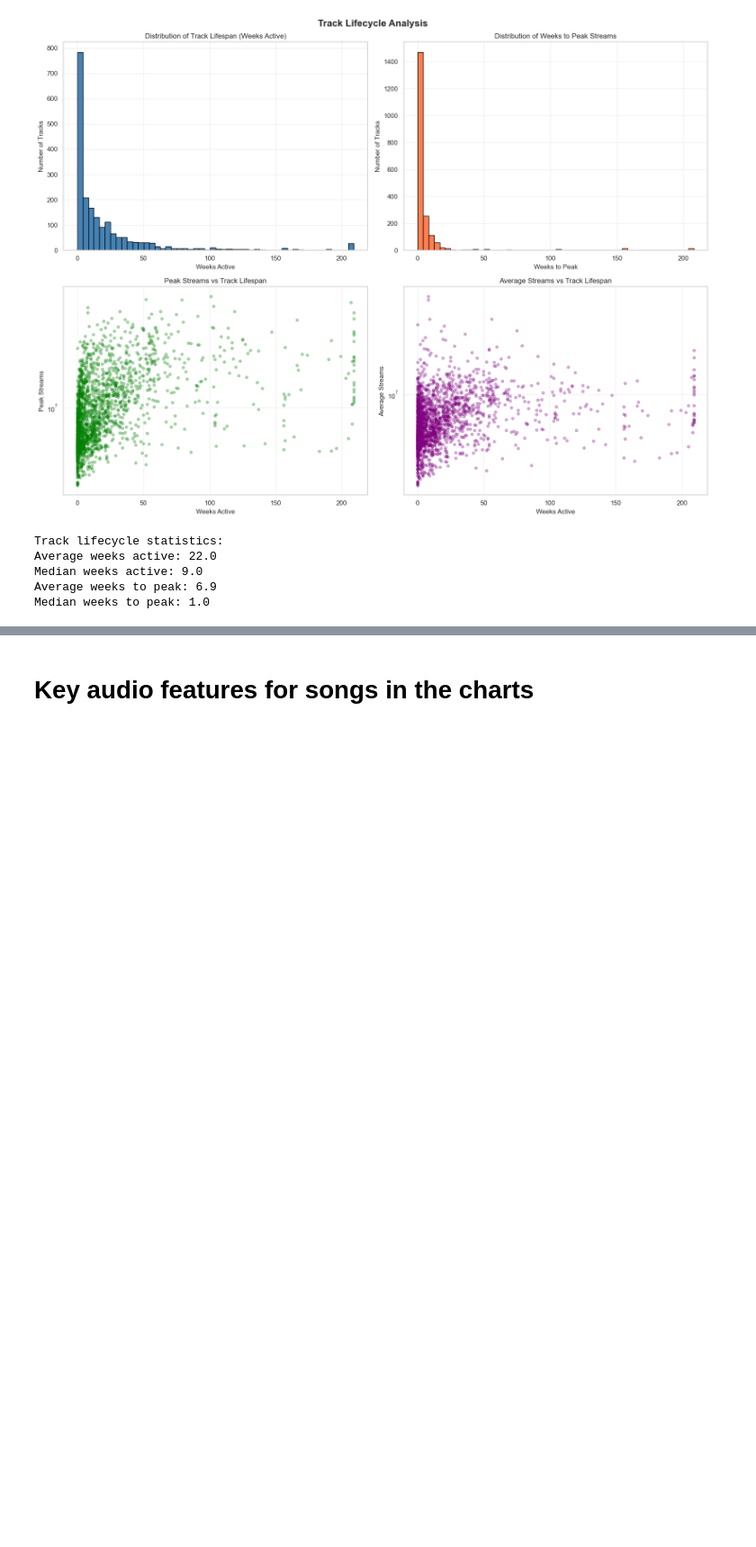
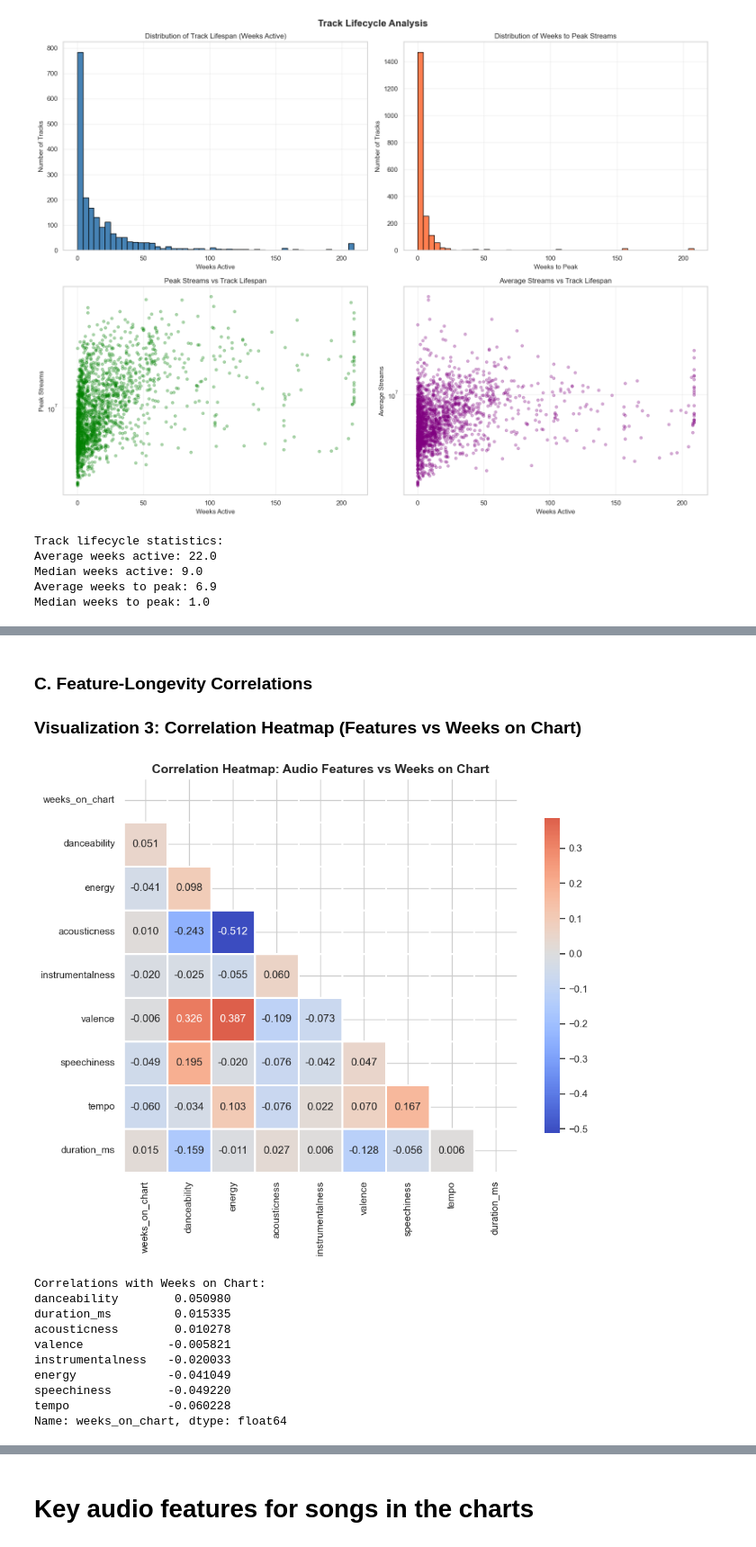
Before and after one commit to Ayabekhtiar/spotify_charts_project, a Jupyter notebook: data_visualisation.ipynb, the cells around one changed output, grey strips where cells are left out. Shown at 90% size. Cells and saved outputs as stored; diff of their text form; code cells hidden in the pictures; blank space fills up the shorter version.

```diff
--- a/data_visualisation.ipynb
+++ b/data_visualisation.ipynb
@@ -115,0 +192,19 @@ Median weeks to peak: 1.0
+# %% [markdown]
+### C. Feature-Longevity Correlations
+
+### Visualization 3: Correlation Heatmap (Features vs Weeks on Chart)
+# %%
+# Plot correlation heatmap
+longevity_correlations = plot_longevity_correlations(longevity_data)
+# %% [output]
+[figure, added]
+Correlations with Weeks on Chart:
+danceability        0.050980
+duration_ms         0.015335
+acousticness        0.010278
+valence            -0.005821
+instrumentalness   -0.020033
+energy             -0.041049
+speechiness        -0.049220
+tempo              -0.060228
+Name: weeks_on_chart, dtype: float64
```
Also changed, not shown: parts of 20 cells of this notebook, 4 other files.
